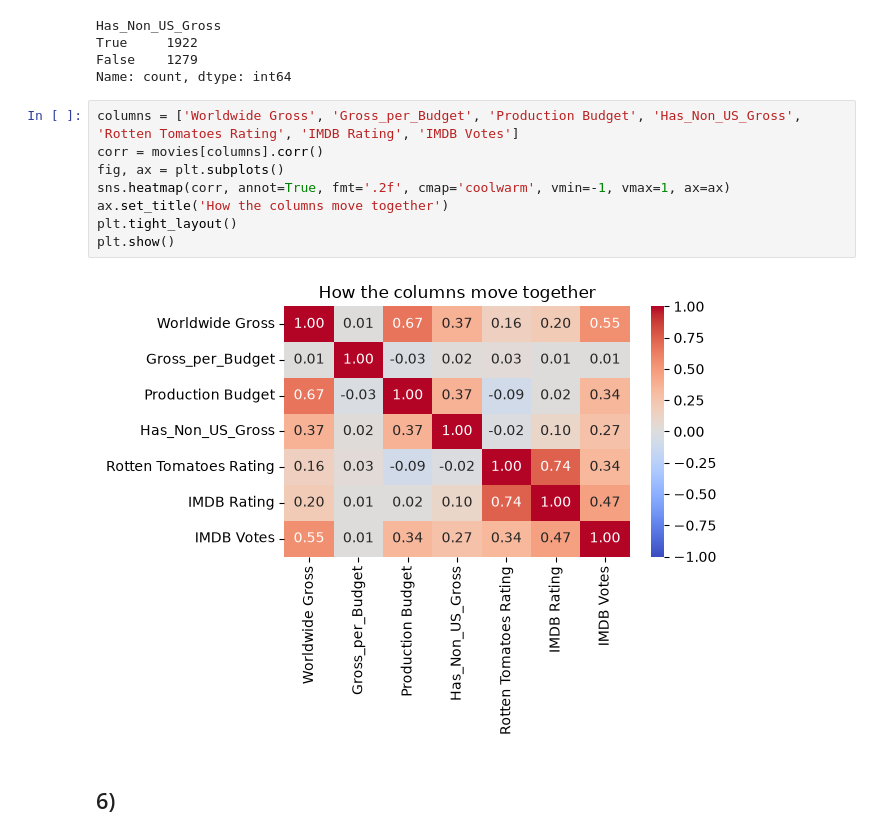
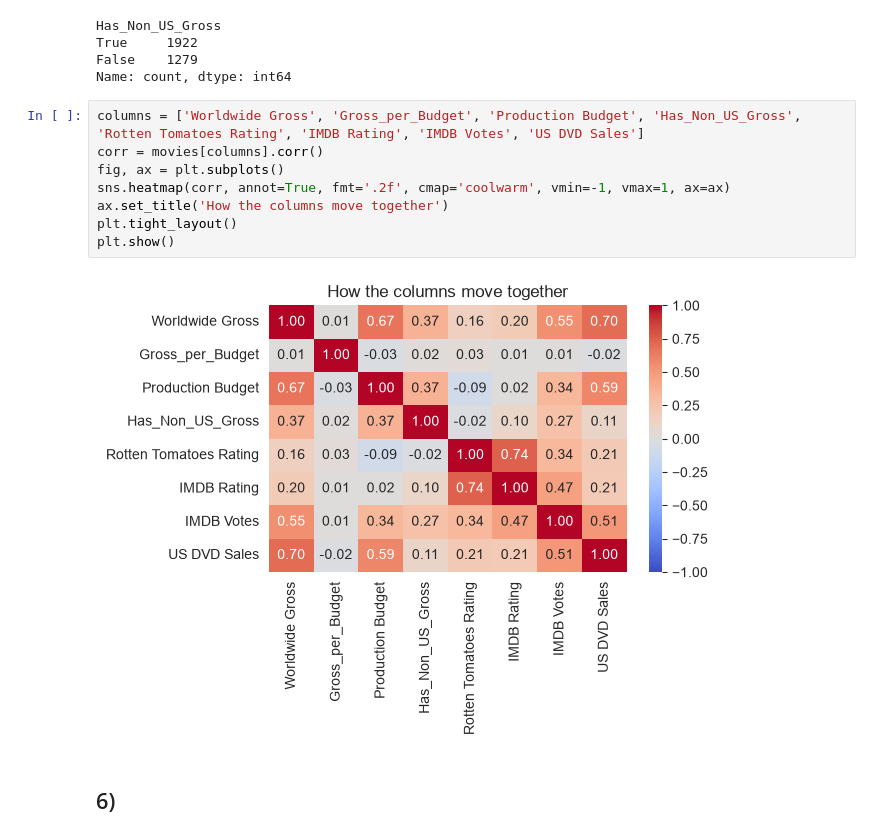
Before and after one commit to jakobschonberg/lexicon, a Jupyter notebook: Data_Analysis_Visualization/Project_Movies/movies.ipynb, the cells around one changed output. Drawn from its saved outputs; the diff is of its cells as text.

```diff
--- a/Data_Analysis_Visualization/Project_Movies/movies.ipynb
+++ b/Data_Analysis_Visualization/Project_Movies/movies.ipynb
@@ -436,15 +436,15 @@ True     1922
 False    1279
 Name: count, dtype: int64
 # %%
-columns = ['Worldwide Gross', 'Gross_per_Budget', 'Production Budget', 'Has_Non_US_Gross', 'Rotten Tomatoes Rating', 'IMDB Rating', 'IMDB Votes']
+columns = ['Worldwide Gross', 'Gross_per_Budget', 'Production Budget', 'Has_Non_US_Gross', 'Rotten Tomatoes Rating', 'IMDB Rating', 'IMDB Votes', 'US DVD Sales']
 corr = movies[columns].corr()
 fig, ax = plt.subplots()
 sns.heatmap(corr, annot=True, fmt='.2f', cmap='coolwarm', vmin=-1, vmax=1, ax=ax)
 ax.set_title('How the columns move together')
 plt.tight_layout()
 plt.show()
 # %% [output]
-[figure, old version]
+[figure, new version]
 # %% [markdown]
 ## 6)
 # %%
```
Also changed, not shown: parts of 8 cells of this notebook.
